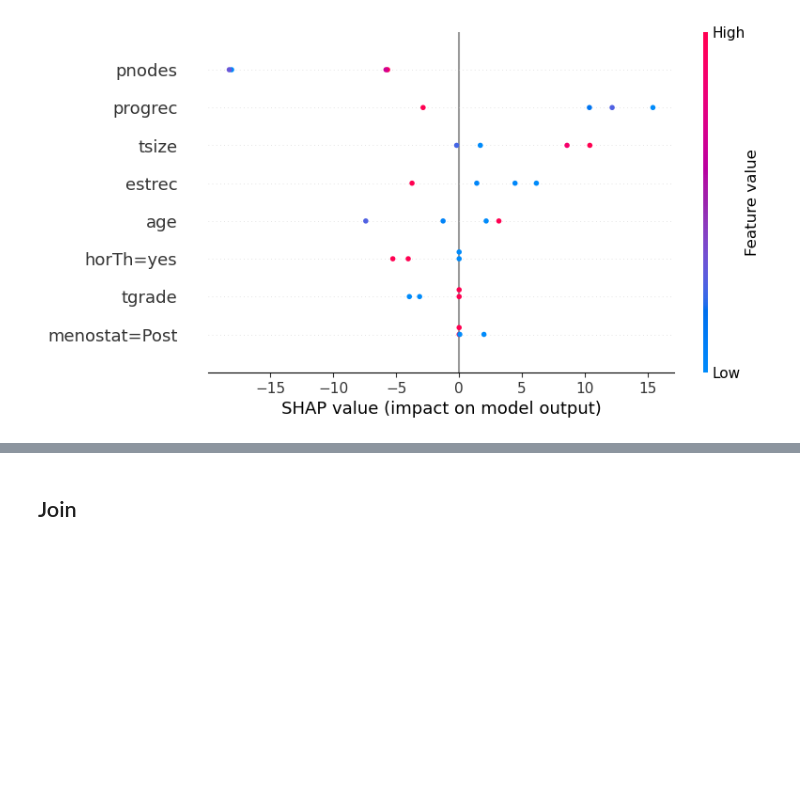
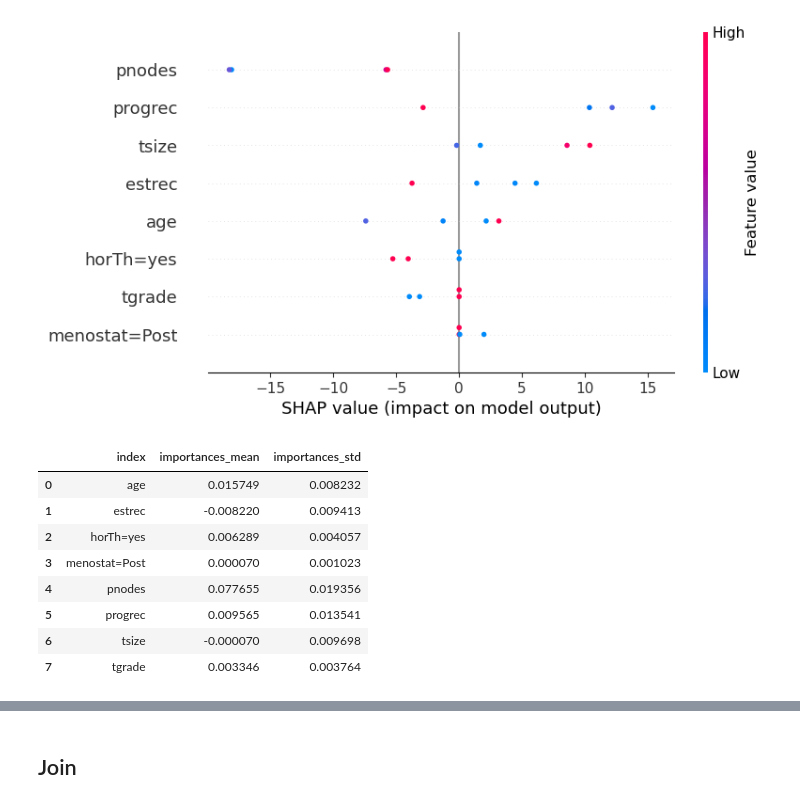
Before and after one commit to dmachlanski/ssp25-feature-attributions, a Jupyter notebook: base.ipynb, the cells around one changed output, grey strips where cells are left out. Saved outputs shown, nothing was run; the diff lists cells and outputs as text; code cells hidden in the pictures; blank space fills up the shorter version.

```diff
--- a/base.ipynb
+++ b/base.ipynb
@@ -121 +122,13 @@ df2=df.reindex(['pnodes', 'progrec', 'tsize', 'estrec', 'age', 'horTh=yes', 'tgr
+# %%
+df
+# %% [output]
+|  | index | importances_mean | importances_std |
+| 0 | age | 0.015749 | 0.008232 |
+| 1 | estrec | -0.008220 | 0.009413 |
+| 2 | horTh=yes | 0.006289 | 0.004057 |
+| 3 | menostat=Post | 0.000070 | 0.001023 |
+| 4 | pnodes | 0.077655 | 0.019356 |
+| 5 | progrec | 0.009565 | 0.013541 |
+| 6 | tsize | -0.000070 | 0.009698 |
+| 7 | tgrade | 0.003346 | 0.003764 |
 # %%
```
Also changed, not shown: parts of 5 cells of this notebook.
